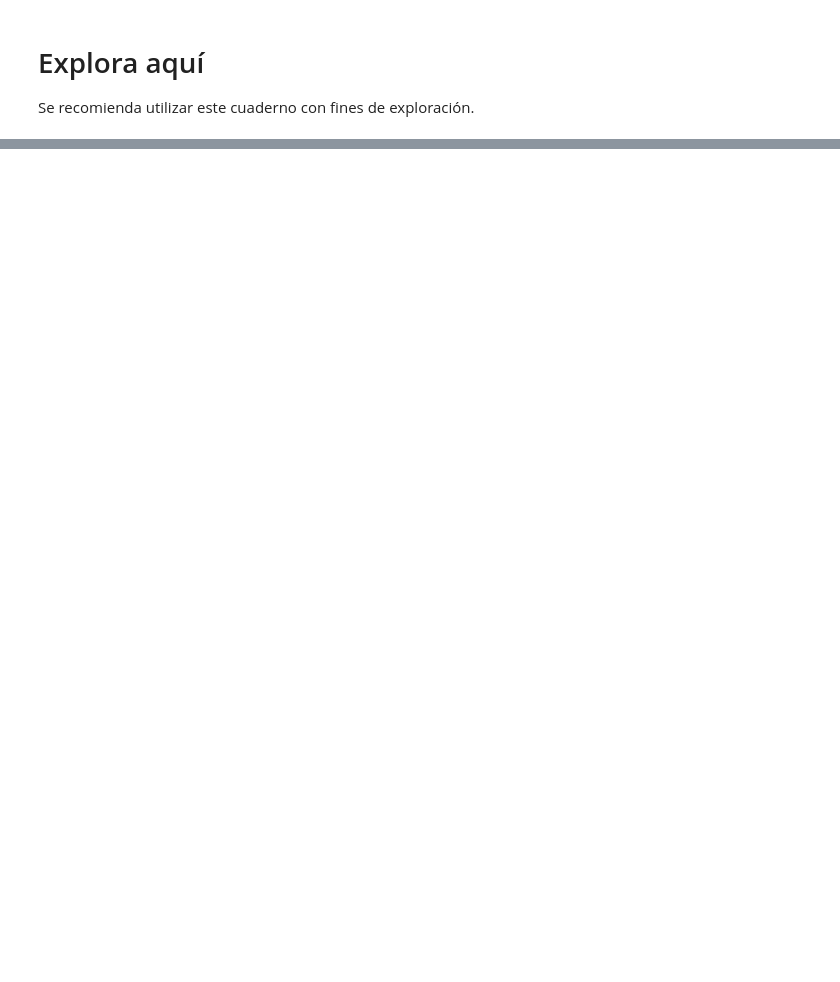
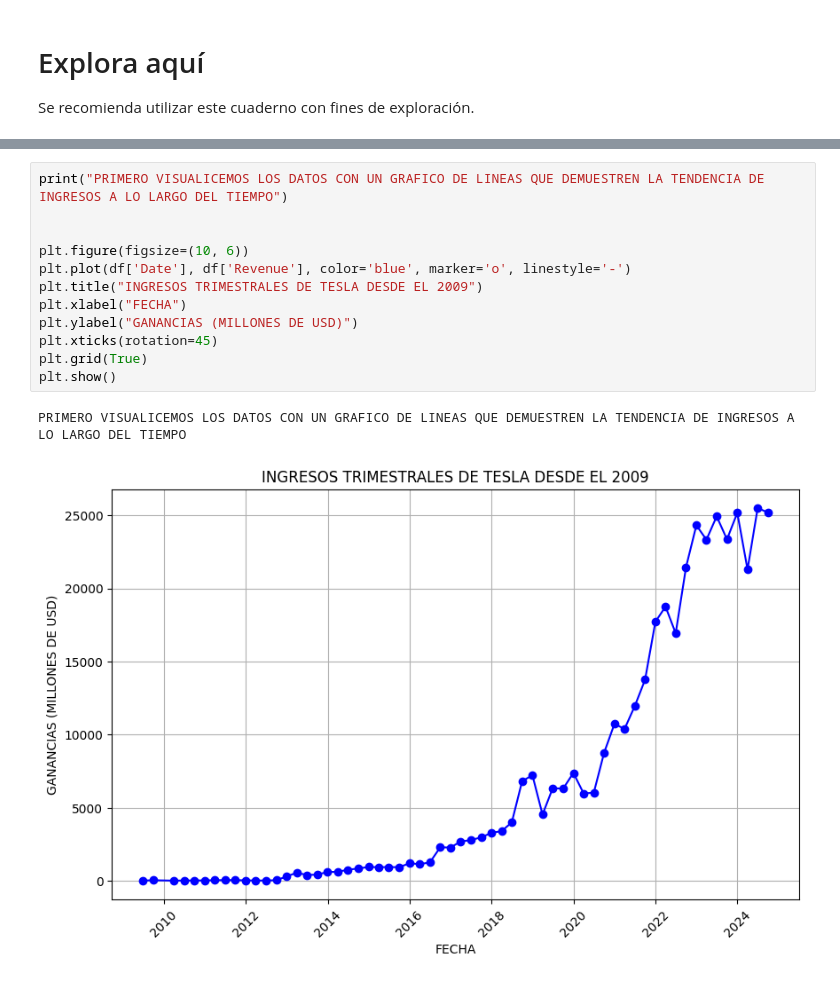
Before and after one commit to Jorge3127/web-scraping-project-tutorial-Jorge3127, a Jupyter notebook: src/explore.es.ipynb, the cells around one changed output, grey strips where cells are left out. Cells and saved outputs as stored; diff of their text form; blank space fills up the shorter version.

```diff
--- a/src/explore.es.ipynb
+++ b/src/explore.es.ipynb
@@ -158,0 +74,15 @@ No data found in any table.
+# %%
+print("PRIMERO VISUALICEMOS LOS DATOS CON UN GRAFICO DE LINEAS QUE DEMUESTREN LA TENDENCIA DE INGRESOS A LO LARGO DEL TIEMPO")
+
+
+plt.figure(figsize=(10, 6))
+plt.plot(df['Date'], df['Revenue'], color='blue', marker='o', linestyle='-')
+plt.title("INGRESOS TRIMESTRALES DE TESLA DESDE EL 2009")
+plt.xlabel("FECHA")
+plt.ylabel("GANANCIAS (MILLONES DE USD)")
+plt.xticks(rotation=45)
+plt.grid(True)
+plt.show()
+# %% [output]
+PRIMERO VISUALICEMOS LOS DATOS CON UN GRAFICO DE LINEAS QUE DEMUESTREN LA TENDENCIA DE INGRESOS A LO LARGO DEL TIEMPO
+[figure, added]
```
Also changed, not shown: parts of 6 cells of this notebook, 1 other file.
